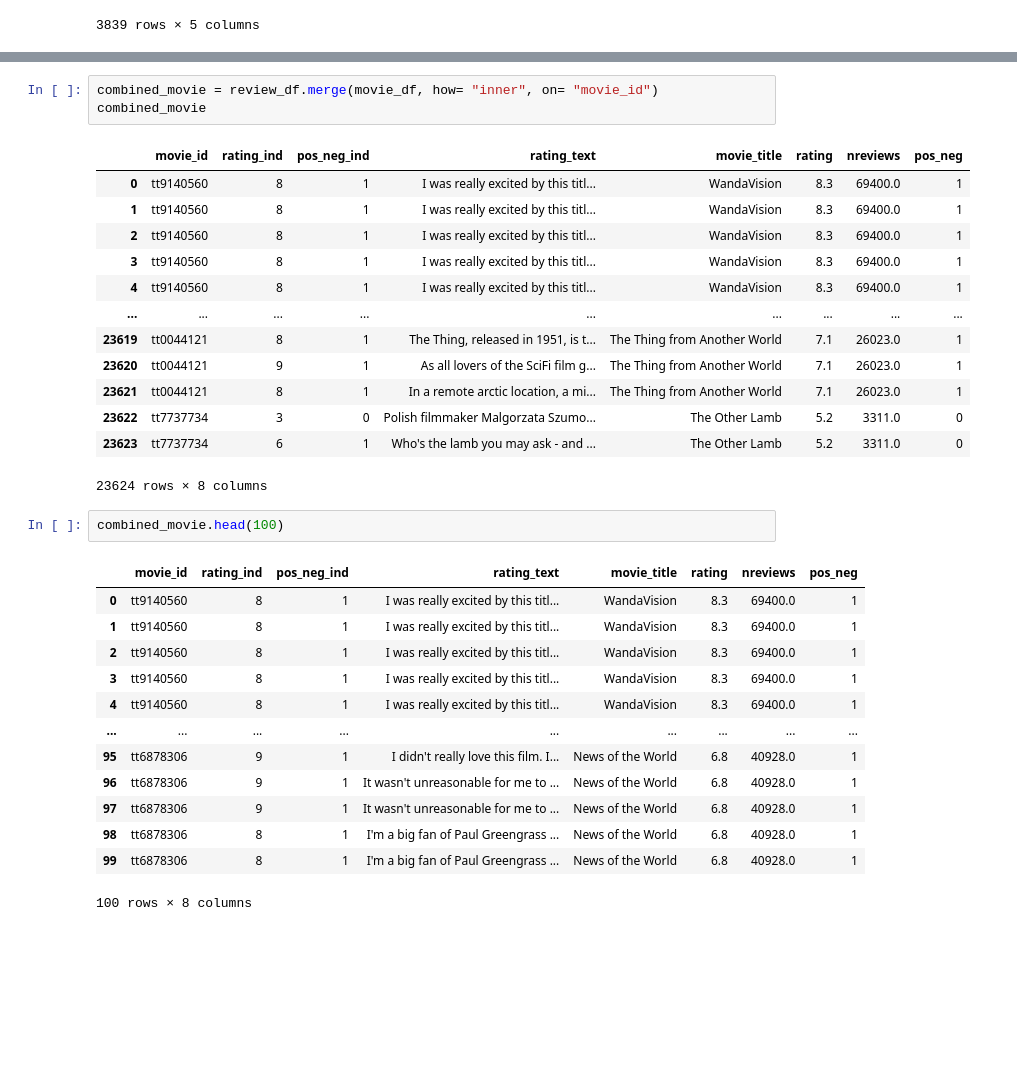
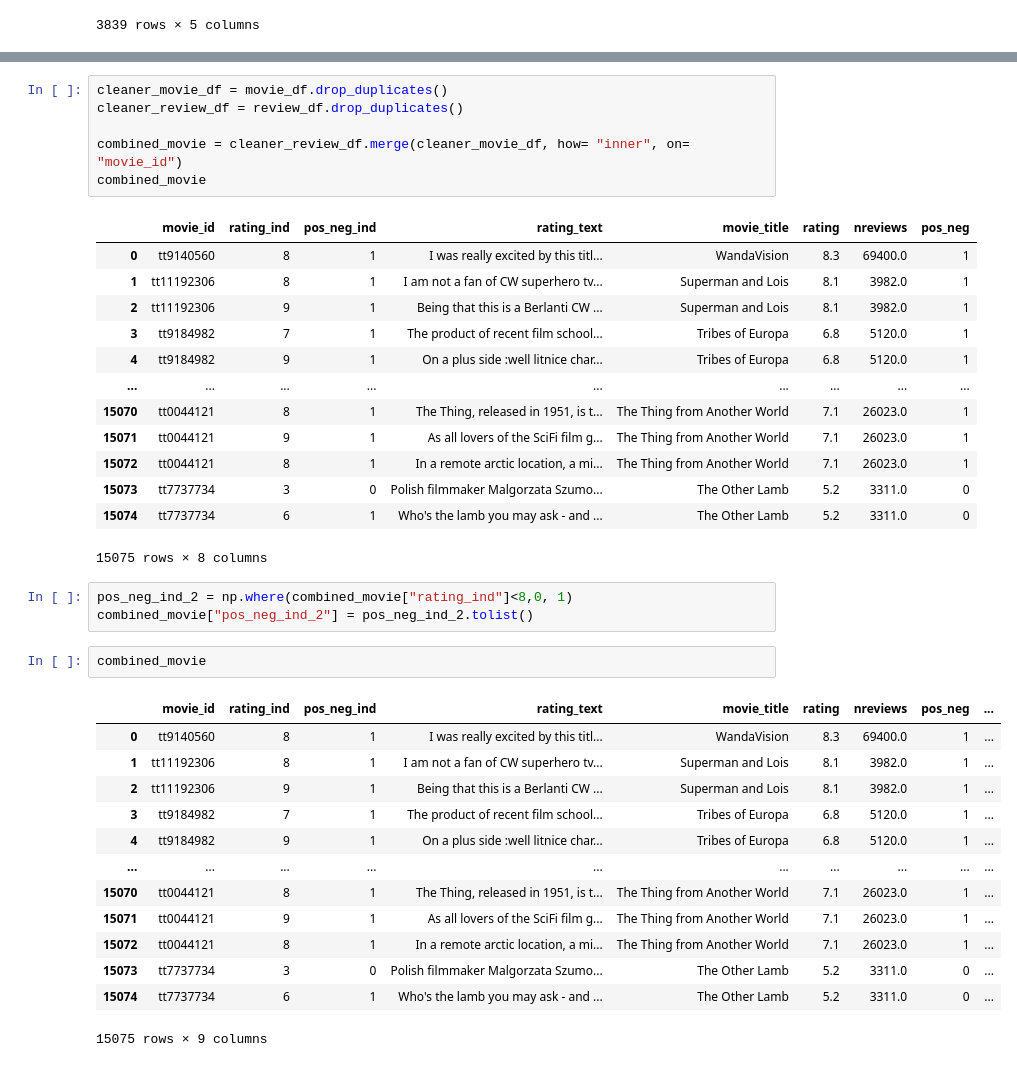
Before and after one commit to williampryor/IMDB_Machine_Learning_Sentiment_Analysis, a Jupyter notebook: machine_learning_model.ipynb, the cells around one changed output, grey strips where cells are left out. Drawn from its saved outputs; the diff is of its cells as text; blank space fills up the shorter version.

```diff
--- a/machine_learning_model.ipynb
+++ b/machine_learning_model.ipynb
@@ -62,33 +65,39 @@ genre_df
 # %%
-combined_movie = review_df.merge(movie_df, how= "inner", on= "movie_id")
+cleaner_movie_df = movie_df.drop_duplicates()
+cleaner_review_df = review_df.drop_duplicates()
+
+combined_movie = cleaner_review_df.merge(cleaner_movie_df, how= "inner", on= "movie_id")
 combined_movie
 # %% [output]
 |  | movie_id | rating_ind | pos_neg_ind | rating_text | movie_title | rating | nreviews | pos_neg |
 | 0 | tt9140560 | 8 | 1 | I was really excited by this titl... | WandaVision | 8.3 | 69400.0 | 1 |
-| 1 | tt9140560 | 8 | 1 | I was really excited by this titl... | WandaVision | 8.3 | 69400.0 | 1 |
-| 2 | tt9140560 | 8 | 1 | I was really excited by this titl... | WandaVision | 8.3 | 69400.0 | 1 |
-| 3 | tt9140560 | 8 | 1 | I was really excited by this titl... | WandaVision | 8.3 | 69400.0 | 1 |
-| 4 | tt9140560 | 8 | 1 | I was really excited by this titl... | WandaVision | 8.3 | 69400.0 | 1 |
+| 1 | tt11192306 | 8 | 1 | I am not a fan of CW superhero tv... | Superman and Lois | 8.1 | 3982.0 | 1 |
+| 2 | tt11192306 | 9 | 1 | Being that this is a Berlanti CW ... | Superman and Lois | 8.1 | 3982.0 | 1 |
+| 3 | tt9184982 | 7 | 1 | The product of recent film school... | Tribes of Europa | 6.8 | 5120.0 | 1 |
+| 4 | tt9184982 | 9 | 1 | On a plus side :well litnice char... | Tribes of Europa | 6.8 | 5120.0 | 1 |
 | ... | ... | ... | ... | ... | ... | ... | ... | ... |
-| 23619 | tt0044121 | 8 | 1 | The Thing, released in 1951, is t... | The Thing from Another World | 7.1 | 26023.0 | 1 |
-| 23620 | tt0044121 | 9 | 1 | As all lovers of the SciFi film g... | The Thing from Another World | 7.1 | 26023.0 | 1 |
-| 23621 | tt0044121 | 8 | 1 | In a remote arctic location, a mi... | The Thing from Another World | 7.1 | 26023.0 | 1 |
-| 23622 | tt7737734 | 3 | 0 | Polish filmmaker Malgorzata Szumo... | The Other Lamb | 5.2 | 3311.0 | 0 |
-| 23623 | tt7737734 | 6 | 1 | Who's the lamb you may ask - and ... | The Other Lamb | 5.2 | 3311.0 | 0 |
+| 15070 | tt0044121 | 8 | 1 | The Thing, released in 1951, is t... | The Thing from Another World | 7.1 | 26023.0 | 1 |
+| 15071 | tt0044121 | 9 | 1 | As all lovers of the SciFi film g... | The Thing from Another World | 7.1 | 26023.0 | 1 |
+| 15072 | tt0044121 | 8 | 1 | In a remote arctic location, a mi... | The Thing from Another World | 7.1 | 26023.0 | 1 |
+| 15073 | tt7737734 | 3 | 0 | Polish filmmaker Malgorzata Szumo... | The Other Lamb | 5.2 | 3311.0 | 0 |
+| 15074 | tt7737734 | 6 | 1 | Who's the lamb you may ask - and ... | The Other Lamb | 5.2 | 3311.0 | 0 |
-23624 rows × 8 columns
+15075 rows × 8 columns
+# %%
+pos_neg_ind_2 = np.where(combined_movie["rating_ind"]<8,0, 1)
+combined_movie["pos_neg_ind_2"] = pos_neg_ind_2.tolist()
 # %%
-combined_movie.head(100)
+combined_movie
 # %% [output]
-|  | movie_id | rating_ind | pos_neg_ind | rating_text | movie_title | rating | nreviews | pos_neg |
-| 0 | tt9140560 | 8 | 1 | I was really excited by this titl... | WandaVision | 8.3 | 69400.0 | 1 |
-| 1 | tt9140560 | 8 | 1 | I was really excited by this titl... | WandaVision | 8.3 | 69400.0 | 1 |
-| 2 | tt9140560 | 8 | 1 | I was really excited by this titl... | WandaVision | 8.3 | 69400.0 | 1 |
-| 3 | tt9140560 | 8 | 1 | I was really excited by this titl... | WandaVision | 8.3 | 69400.0 | 1 |
-| 4 | tt9140560 | 8 | 1 | I was really excited by this titl... | WandaVision | 8.3 | 69400.0 | 1 |
-| ... | ... | ... | ... | ... | ... | ... | ... | ... |
-| 95 | tt6878306 | 9 | 1 | I didn't really love this film. I... | News of the World | 6.8 | 40928.0 | 1 |
-| 96 | tt6878306 | 9 | 1 | It wasn't unreasonable for me to ... | News of the World | 6.8 | 40928.0 | 1 |
-| 97 | tt6878306 | 9 | 1 | It wasn't unreasonable for me to ... | News of the World | 6.8 | 40928.0 | 1 |
-| 98 | tt6878306 | 8 | 1 | I'm a big fan of Paul Greengrass ... | News of the World | 6.8 | 40928.0 | 1 |
-| 99 | tt6878306 | 8 | 1 | I'm a big fan of Paul Greengrass ... | News of the World | 6.8 | 40928.0 | 1 |
+|  | movie_id | rating_ind | pos_neg_ind | rating_text | movie_title | rating | nreviews | pos_neg | ... |
+| 0 | tt9140560 | 8 | 1 | I was really excited by this titl... | WandaVision | 8.3 | 69400.0 | 1 | ... |
+| 1 | tt11192306 | 8 | 1 | I am not a fan of CW superhero tv... | Superman and Lois | 8.1 | 3982.0 | 1 | ... |
+| 2 | tt11192306 | 9 | 1 | Being that this is a Berlanti CW ... | Superman and Lois | 8.1 | 3982.0 | 1 | ... |
+| 3 | tt9184982 | 7 | 1 | The product of recent film school... | Tribes of Europa | 6.8 | 5120.0 | 1 | ... |
+| 4 | tt9184982 | 9 | 1 | On a plus side :well litnice char... | Tribes of Europa | 6.8 | 5120.0 | 1 | ... |
+| ... | ... | ... | ... | ... | ... | ... | ... | ... | ... |
+| 15070 | tt0044121 | 8 | 1 | The Thing, released in 1951, is t... | The Thing from Another World | 7.1 | 26023.0 | 1 | ... |
+| 15071 | tt0044121 | 9 | 1 | As all lovers of the SciFi film g... | The Thing from Another World | 7.1 | 26023.0 | 1 | ... |
+| 15072 | tt0044121 | 8 | 1 | In a remote arctic location, a mi... | The Thing from Another World | 7.1 | 26023.0 | 1 | ... |
+| 15073 | tt7737734 | 3 | 0 | Polish filmmaker Malgorzata Szumo... | The Other Lamb | 5.2 | 3311.0 | 0 | ... |
+| 15074 | tt7737734 | 6 | 1 | Who's the lamb you may ask - and ... | The Other Lamb | 5.2 | 3311.0 | 0 | ... |
-100 rows × 8 columns
+15075 rows × 9 columns
```
Also changed, not shown: parts of 18 cells of this notebook.
